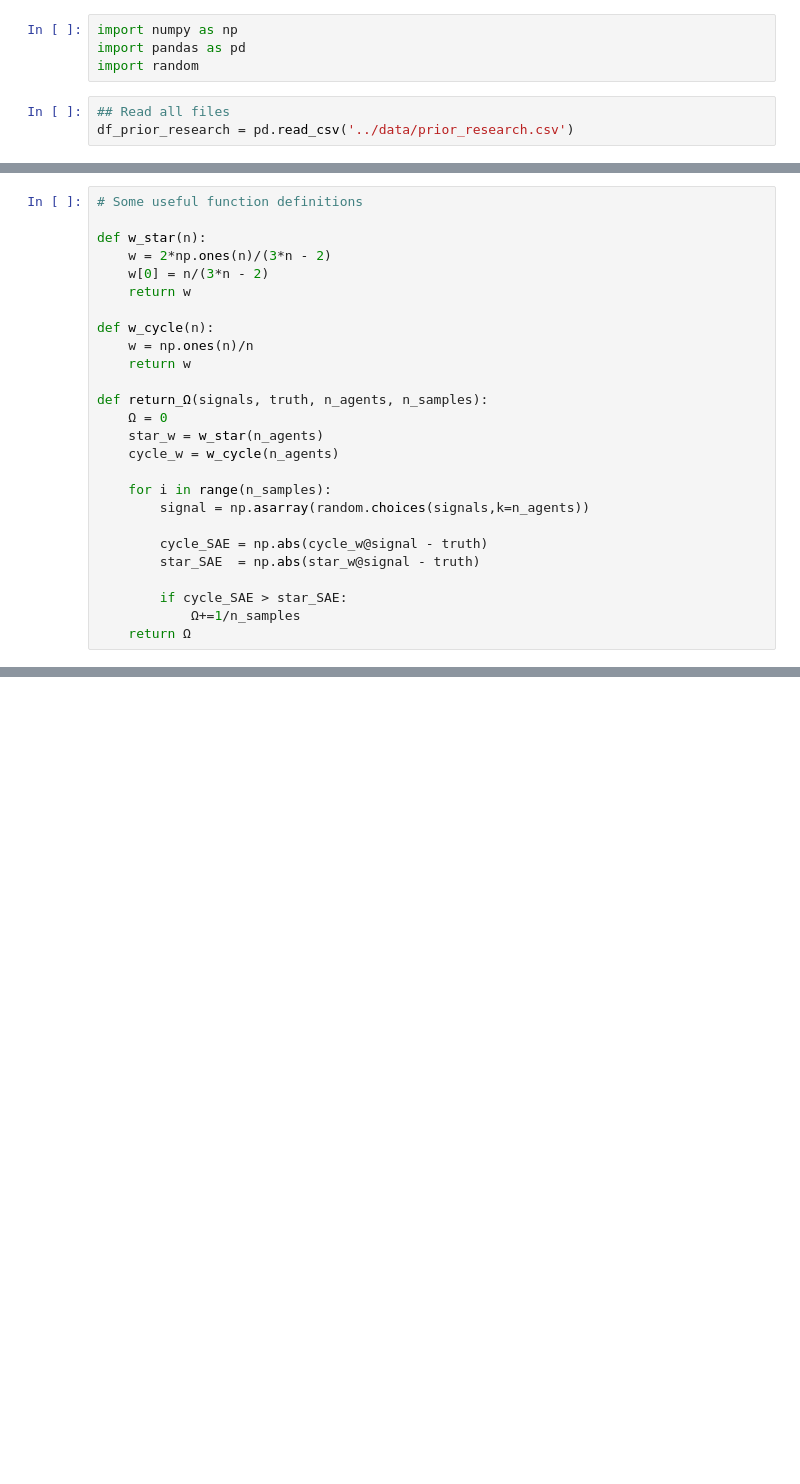
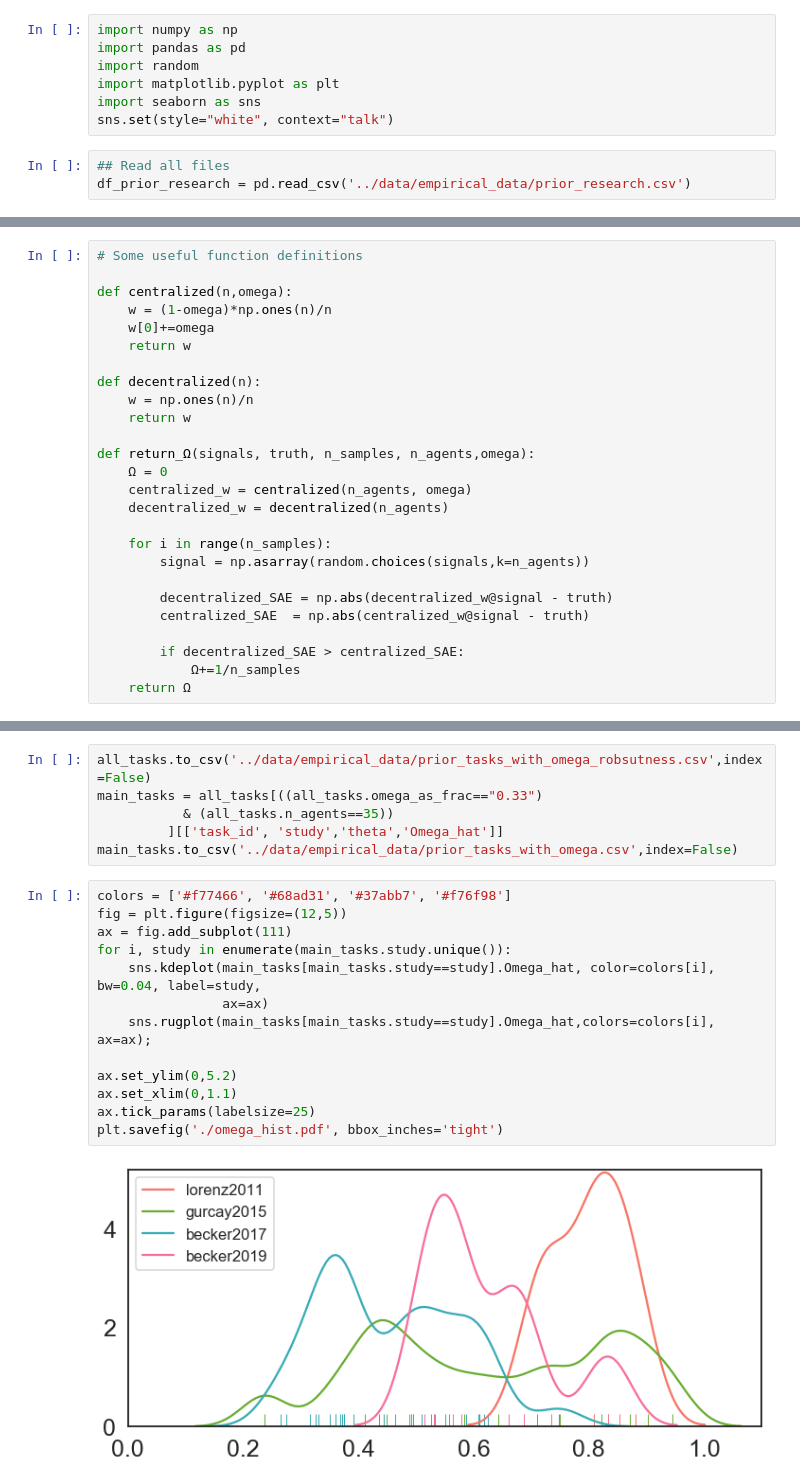
Before and after one commit to amaatouq/task-dependence, a Jupyter notebook: code/generate_task_Omegas_prior_research.ipynb, the cells around one changed output, grey strips where cells are left out. Saved outputs shown, nothing was run; the diff lists cells and outputs as text; blank space fills up the shorter version.

Commit message:
updated code and plots.

```diff
--- a/code/generate_task_Omegas_prior_research.ipynb
+++ b/code/generate_task_Omegas_prior_research.ipynb
@@ -2,6 +2,9 @@
 import numpy as np
 import pandas as pd
 import random
+import matplotlib.pyplot as plt
+import seaborn as sns
+sns.set(style="white", context="talk")
 # %%
 ## Read all files
-df_prior_research = pd.read_csv('../data/prior_research.csv')
+df_prior_research = pd.read_csv('../data/empirical_data/prior_research.csv')
@@ -17,27 +11,27 @@ array([    184,     734,   10067,     198,     639,    9272, 3718691,
 # %%
 # Some useful function definitions
 
-def w_star(n):
-    w = 2*np.ones(n)/(3*n - 2)
-    w[0] = n/(3*n - 2)
+def centralized(n,omega):
+    w = (1-omega)*np.ones(n)/n
+    w[0]+=omega
     return w
 
-def w_cycle(n):
+def decentralized(n):
     w = np.ones(n)/n
     return w
 
-def return_Ω(signals, truth, n_agents, n_samples):
+def return_Ω(signals, truth, n_samples, n_agents,omega):
     Ω = 0
-    star_w = w_star(n_agents)
-    cycle_w = w_cycle(n_agents)
+    centralized_w = centralized(n_agents, omega)
+    decentralized_w = decentralized(n_agents)
 
     for i in range(n_samples):
         signal = np.asarray(random.choices(signals,k=n_agents))
 
-        cycle_SAE = np.abs(cycle_w@signal - truth)
-        star_SAE  = np.abs(star_w@signal - truth)
+        decentralized_SAE = np.abs(decentralized_w@signal - truth)
+        centralized_SAE  = np.abs(centralized_w@signal - truth)
 
-        if cycle_SAE > star_SAE:
+        if decentralized_SAE > centralized_SAE:
             Ω+=1/n_samples
     return Ω
 # %%
@@ -87,0 +73,21 @@ all_tasks.sort_values("Omega_hat")
+# %%
+all_tasks.to_csv('../data/empirical_data/prior_tasks_with_omega_robsutness.csv',index=False)
+main_tasks = all_tasks[((all_tasks.omega_as_frac=="0.33")
+           & (all_tasks.n_agents==35))
+         ][['task_id', 'study','theta','Omega_hat']]
+main_tasks.to_csv('../data/empirical_data/prior_tasks_with_omega.csv',index=False)
+# %%
+colors = ['#f77466', '#68ad31', '#37abb7', '#f76f98']
+fig = plt.figure(figsize=(12,5))
+ax = fig.add_subplot(111)
+for i, study in enumerate(main_tasks.study.unique()):
+    sns.kdeplot(main_tasks[main_tasks.study==study].Omega_hat, color=colors[i], bw=0.04, label=study,
+                ax=ax)
+    sns.rugplot(main_tasks[main_tasks.study==study].Omega_hat,colors=colors[i], ax=ax);
+
+ax.set_ylim(0,5.2)
+ax.set_xlim(0,1.1)
+ax.tick_params(labelsize=25)
+plt.savefig('./omega_hist.pdf', bbox_inches='tight')
+# %% [output]
+[figure, added]
```
Also changed, not shown: parts of 4 cells of this notebook, 41 other files.
